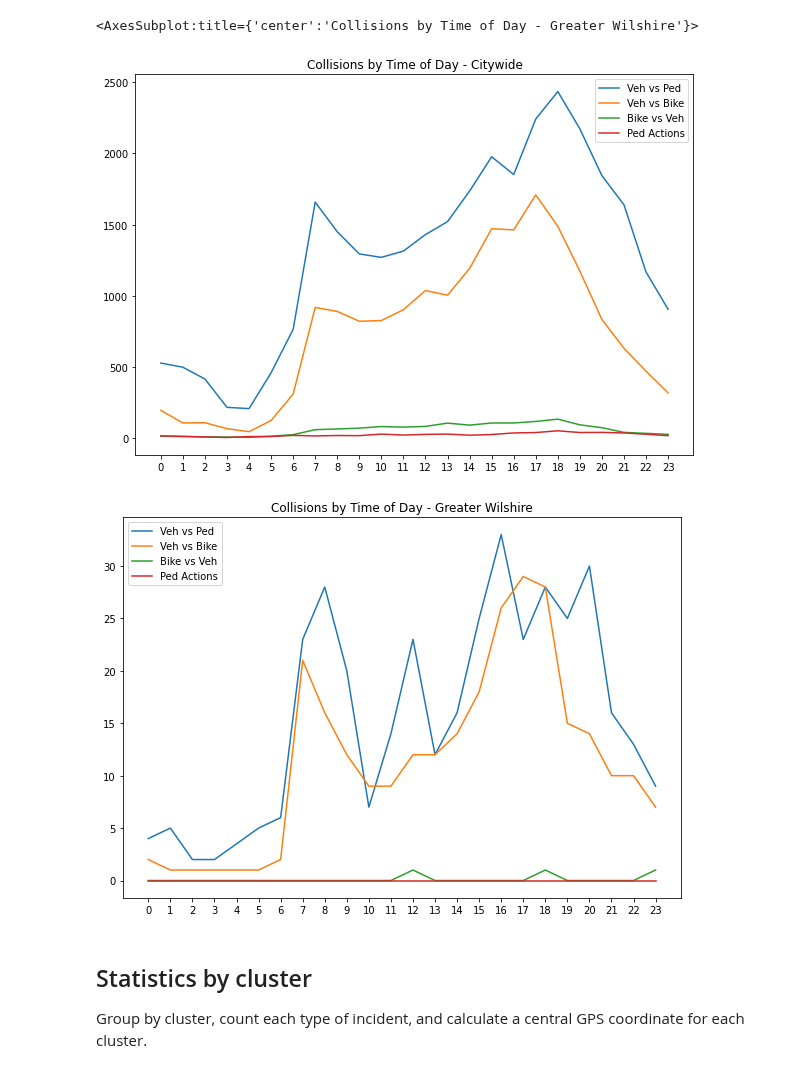
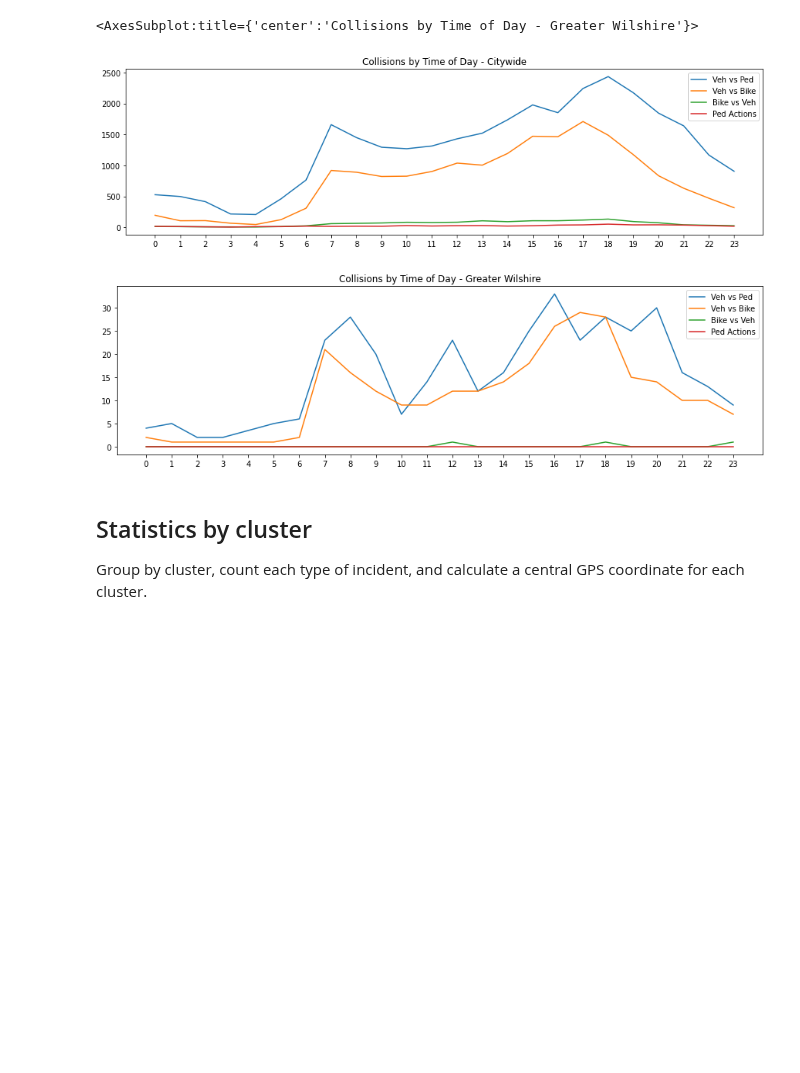
Before and after one commit to hackforla/data-science, a Jupyter notebook: Pedestrian_Data/Notebook/3-find-interesting-info.ipynb, the cells around one changed output. Cells and saved outputs as stored; diff of their text form; code cells hidden in the pictures; blank space fills up the shorter version.

```diff
--- a/Pedestrian_Data/Notebook/3-find-interesting-info.ipynb
+++ b/Pedestrian_Data/Notebook/3-find-interesting-info.ipynb
@@ -62,23 +62,23 @@ ncyearly[nearbycouncils].plot.bar(title="Pedestrian and Bike Collisions by Neigh
 # %%
 timeofday = collisions.groupby(collisions['date_occ'].dt.hour)
 timeofday[mocodenames].sum().plot(
   title='Collisions by Time of Day - Citywide',
   xlabel='',
   xticks=range(0, 24),
-  figsize=(10, 7)
+  figsize=(15, 4)
 )
 
 timeofday = collisions[collisions['council'] == 'GREATER WILSHIRE NC'].groupby(collisions['date_occ'].dt.hour)
 timeofday[mocodenames].sum().plot(
   title='Collisions by Time of Day - Greater Wilshire',
   xlabel='',
   xticks=range(0, 24),
-  figsize=(10, 7)
+  figsize=(15, 4)
 )
 # %% [output]
 <AxesSubplot:title={'center':'Collisions by Time of Day - Greater Wilshire'}>
-[figure, old version]
+[figure, new version]
-[figure, old version]
+[figure, new version]
 # %% [markdown]
 ## Statistics by cluster
 Group by cluster, count each type of incident, and calculate a central GPS coordinate for each cluster.
```
Also changed, not shown: parts of 1 cell of this notebook, 8 other files.
